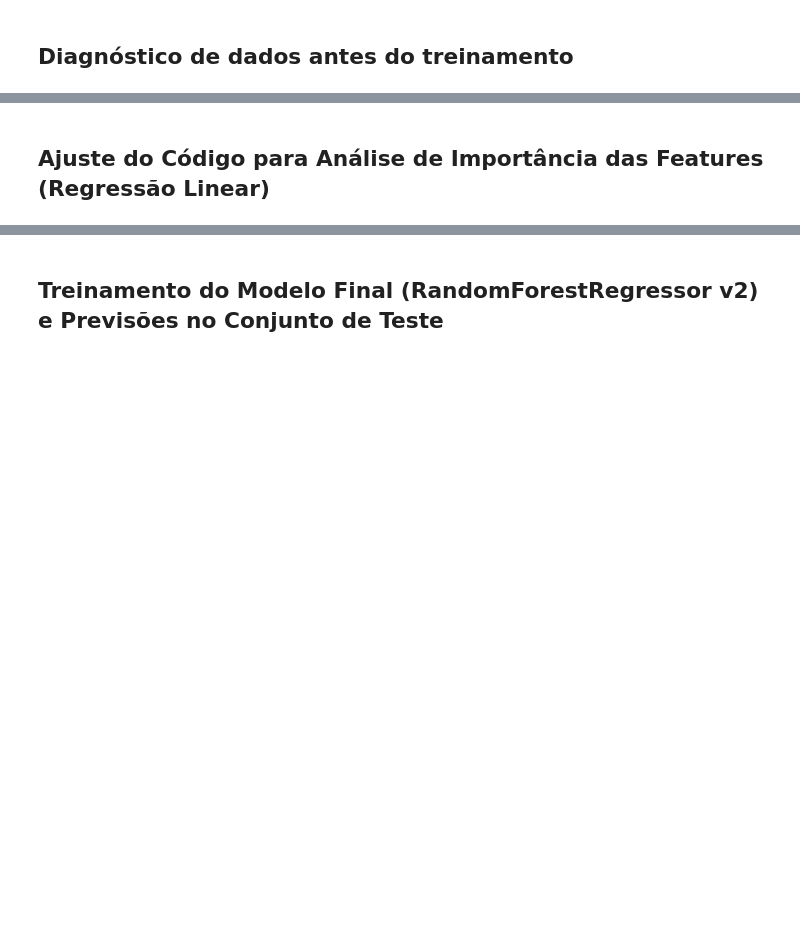
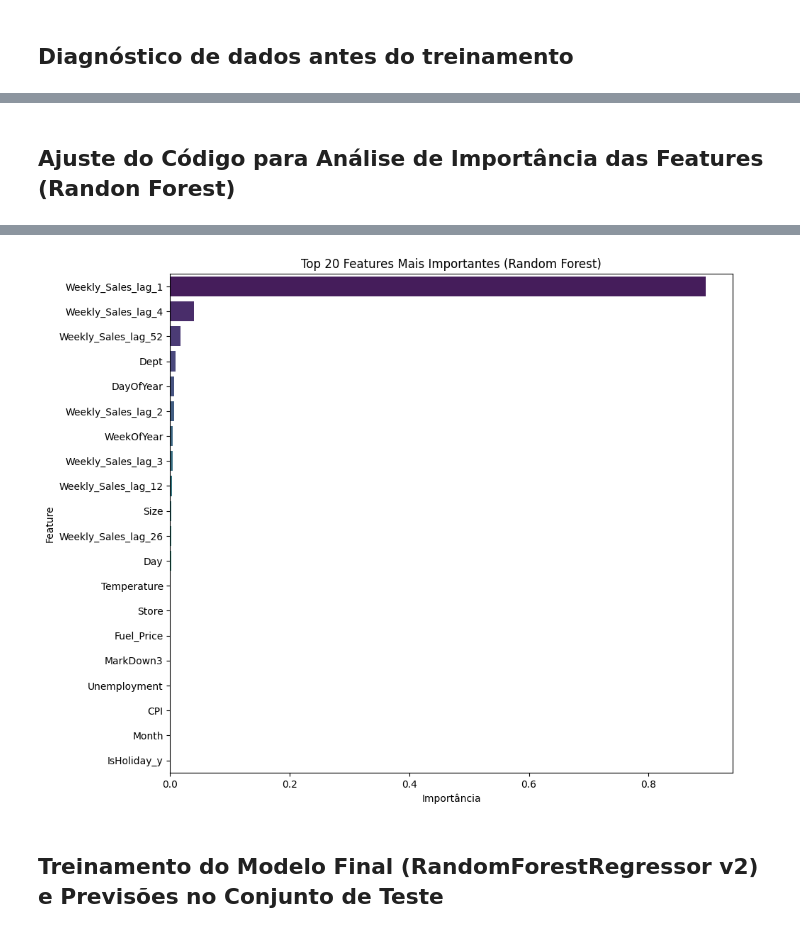
Before and after one commit to gustavolima007/demand-predictor-walmart-MLOps, a Jupyter notebook: notebooks/v4Previsão_de_Demanda_para_Categorias_Chave_de_Produtos_no_Varejo_Alimentício.ipynb, the cells around one changed output, grey strips where cells are left out. Saved outputs shown, nothing was run; the diff lists cells and outputs as text; code cells hidden in the pictures; blank space fills up the shorter version.

Commit message:
Finalizado v4 do modelo

```diff
--- a/notebooks/v4Previsão_de_Demanda_para_Categorias_Chave_de_Produtos_no_Varejo_Alimentício.ipynb
+++ b/notebooks/v4Previsão_de_Demanda_para_Categorias_Chave_de_Produtos_no_Varejo_Alimentício.ipynb
@@ -1151,57 +1506,74 @@ print("Desvio padrão de Weekly_Sales na validação:", y_validacao.std())
 # %% [markdown]
-## Ajuste do Código para Análise de Importância das Features (Regressão Linear)
+## Ajuste do Código para Análise de Importância das Features (Randon Forest)
 # %%
 import matplotlib.pyplot as plt
 import seaborn as sns
-from sklearn.linear_model import LinearRegression
+from sklearn.ensemble import RandomForestRegressor
+import numpy as np
+import pandas as pd
 
-print("--- Análise de Importância das Features (Regressão Linear) ---")
+print("--- Análise de Importância das Features (Random Forest) ---")
 
-# 1. Verificar se o modelo de Regressão Linear está treinado
-if 'lr_model' not in locals() or lr_model is None:
-    print("Modelo de Regressão Linear não encontrado. Treinando um novo modelo...")
-    lr_model = LinearRegression()
-    lr_model.fit(X_treino, y_treino)  # Assumindo que X_treino e y_treino estão definidos
+# 1. Verificar se o modelo de Random Forest está treinado
+if 'rf_model' not in locals() or rf_model is None:
+    print("Modelo de Random Forest não encontrado. Treinando um novo modelo...")
+    rf_model = RandomForestRegressor(
+        n_estimators=100,
+        max_depth=15,
+        min_samples_split=10,
+        min_samples_leaf=10,
+        max_features='sqrt',
+        random_state=42,
+        n_jobs=-1
+    )
+    if 'X_treino' in locals() and 'y_treino' in locals():
+        rf_model.fit(X_treino, y_treino)  # Assumindo que X_treino e y_treino estão definidos
+        print("Modelo treinado com sucesso.")
+    else:
+        print("ERRO: X_treino ou y_treino não estão definidos. Não é possível treinar o modelo.")
+else:
+    print("Usando rf_model do ambiente.")
 
 # 2. Verificar se X_treino está definido
 if 'X_treino' not in locals() or X_treino is None:
     print("ERRO: X_treino não está definido. Não é possível prosseguir com a análise de importância.")
 else:
-    # 3. Extrair os coeficientes do modelo de Regressão Linear
-    coeficientes = lr_model.coef_
+    # 3. Extrair a importância das features do modelo Random Forest
+    feature_importances = rf_model.feature_importances_
     feature_names = X_treino.columns
 
-    if len(coeficientes) == len(feature_names):
-        # 4. Criar um DataFrame para os coeficientes
+    if len(feature_importances) == len(feature_names):
+        # 4. Criar um DataFrame para as importâncias
         feature_importance_df = pd.DataFrame({
             'Feature': feature_names,
-            'Coefficient': coeficientes,
-            'Abs_Coefficient': np.abs(coeficientes)  # Usar valor absoluto para comparar importância
+            'Importance': feature_importances,
+            'Abs_Importance': feature_importances  # Para Random Forest, já é positivo, mas mantemos para consistência
         })
 
-        # 5. Ordenar as features pela importância (valor absoluto dos coeficientes)
-        feature_importance_df = feature_importance_df.sort_values(by='Abs_Coefficient', ascending=False)
+        # 5. Ordenar as features pela importância (em ordem decrescente)
+        feature_importance_df = feature_importance_df.sort_values(by='Importance', ascending=False)
 
         # 6. Exibir as 15 features mais importantes
-        print("\nImportância das Features (Top 15, Regressão Linear):")
-        print(feature_importance_df[['Feature', 'Coefficient', 'Abs_Coefficient']].head(15))
+        print("\nImportância das Features (Top 15, Random Forest):")
+        print(feature_importance_df[['Feature', 'Importance']].head(15))
 
         # 7. Plotar a importância das features (Top 20)
         plt.figure(figsize=(10, 8))
         top_n_features = 20
         sns.barplot(
-            x='Abs_Coefficient',
+            x='Importance',
             y='Feature',
             data=feature_importance_df.head(top_n_features),
             hue='Feature',
             palette='viridis',
             legend=False
         )
-        plt.title(f'Top {top_n_features} Features Mais Importantes (Regressão Linear)')
-        plt.xlabel('Magnitude do Coeficiente (Importância)')
+        plt.title(f'Top {top_n_features} Features Mais Importantes (Random Forest)')
+        plt.xlabel('Importância')
         plt.ylabel('Feature')
         plt.tight_layout()
         plt.show()
     else:
-        print("ERRO: O número de coeficientes não corresponde ao número de nomes de features.")
-        print(f"Coeficientes: {len(coeficientes)}, Nomes de Features: {len(feature_names)}")
+        print("ERRO: O número de importâncias não corresponde ao número de nomes de features.")
+        print(f"Importâncias: {len(feature_importances)}, Nomes de Features: {len(feature_names)}")
+# %% [output]
@@ -1207,0 +1600 @@ else:
+[figure, added]
```
Also changed, not shown: parts of 45 cells of this notebook.
